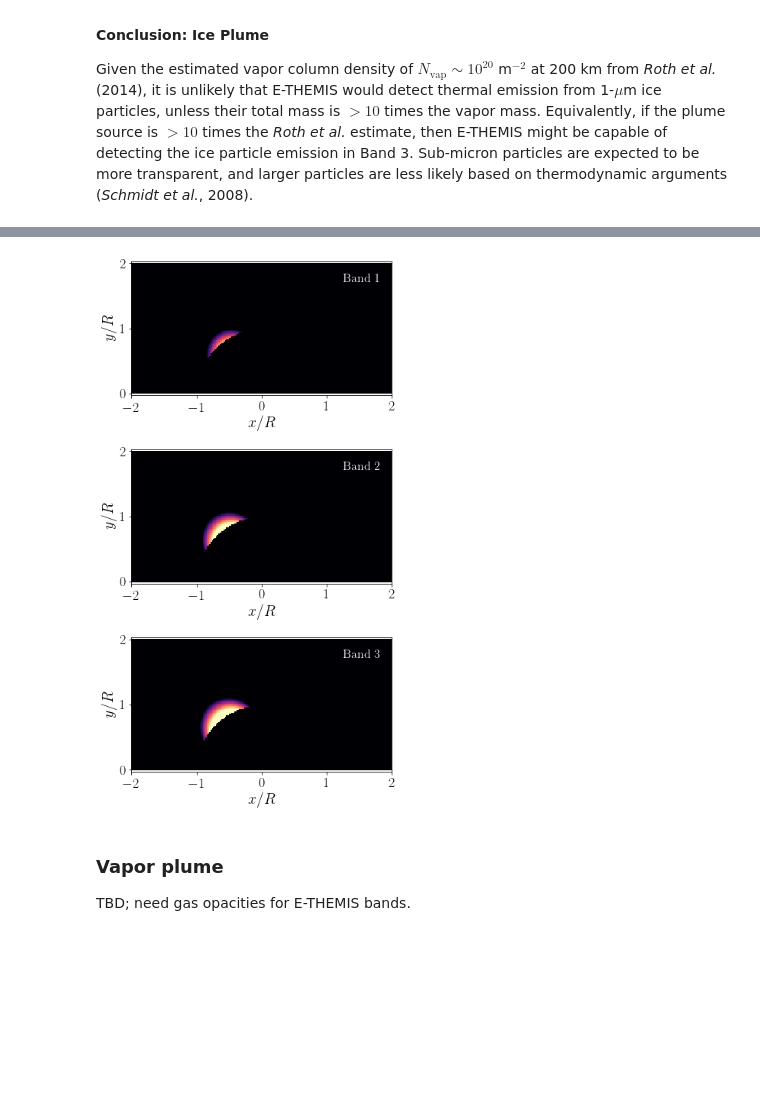
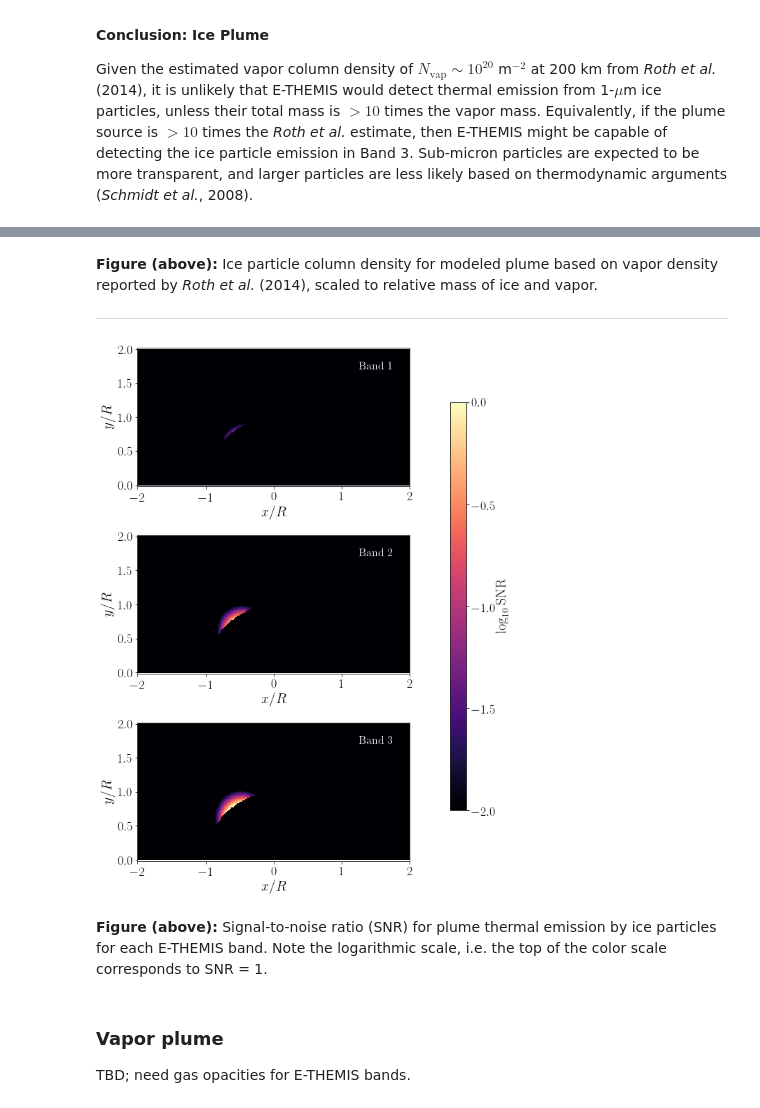
Before and after one commit to phayne/europa, a Jupyter notebook: Europa_Plume_Infrared_Opacity.ipynb, the cells around one changed output, grey strips where cells are left out. Saved outputs shown, nothing was run; the diff lists cells and outputs as text; code cells hidden in the pictures; blank space fills up the shorter version.

Commit message:
Updated Europa notebooks

```diff
--- a/Europa_Plume_Infrared_Opacity.ipynb
+++ b/Europa_Plume_Infrared_Opacity.ipynb
@@ -230,7 +230,7 @@ N_vap = 1e20 # vapor column density [m-2]
 rho = 970.0 # ice density [kg.m-3]
 m_h2o = pt.m_h2o # mass of one water molecule [kg]
 m_ice = (4/3)*np.pi*r**3*rho # mass of one ice grain [kg]
-x = 0.1 # ratio of ice/vapor
+x = 0.5 # ratio of ice/vapor
 
 N = N_vap*(m_h2o/m_ice)*x/(1-x)
 tau = np.pi*r**2*np.array([Q_abs_1,Q_abs_2,Q_abs_3])*N
@@ -255,15 +280,10 @@ Given the estimated vapor column density of $N_\mathrm{vap} \sim 10^{20}$ m$^{-2
+# %% [markdown]
+**Figure (above):** Ice particle column density for modeled plume based on vapor density reported by *Roth et al.* (2014), scaled to relative mass of ice and vapor.
+
+---
 # %%
-# Show simulated plume, scaled using above factors
-plume_data = (pd.read_table(datadir+'/europa_hotspot_plume_example_15yr.log10N.txt',delimiter=' ')).as_matrix()
-plume_data = np.nan_to_num(plume_data)
-xx = np.genfromtxt(datadir+'/europa_hotspot_plume_example_15yr.xR.txt')
-yy = np.genfromtxt(datadir+'/europa_hotspot_plume_example_15yr.yR.txt')
-N_vap = 10**plume_data
-
-# Convert to ice particle column density
-N = N_vap*(m_h2o/m_ice)*x/(1-x)
-
-# Convert to optical depth in B3
+# Plot SNR for each band
+# Convert to optical depth
 tau1 = np.pi*r**2*Q_abs_1*N
 tau2 = np.pi*r**2*Q_abs_2*N
 tau3 = np.pi*r**2*Q_abs_3*N
@@ -271,44 +291,46 @@ SNR_p_1 = (1-np.exp(-tau1))*SNR[0]
 SNR_p_2 = (1-np.exp(-tau2))*SNR[1]
 SNR_p_3 = (1-np.exp(-tau3))*SNR[2]
 
-#plume_data.describe()
-#np.shape(plume_data)
-#np.shape(x)
-figp = plt.figure(figsize=[6,10.5])
+# Set up figure
+figp = plt.figure(figsize=[8,13.5])
 psub1 = figp.add_subplot(311)
 psub2 = figp.add_subplot(312)
 psub3 = figp.add_subplot(313)
 with np.errstate(divide='ignore'):
-    psub1.pcolormesh(xx, yy, np.log10(SNR_p_1), cmap='magma', vmin=-1, vmax=1)
-    psub2.pcolormesh(xx, yy, np.log10(SNR_p_2), cmap='magma', vmin=-1, vmax=1)
-    psub3.pcolormesh(xx, yy, np.log10(SNR_p_3), cmap='magma', vmin=-1, vmax=1)
+    pm1 = psub1.pcolormesh(xx, yy, np.log10(SNR_p_1), cmap='magma', vmin=-2, vmax=0)
+    pm2 = psub2.pcolormesh(xx, yy, np.log10(SNR_p_2), cmap='magma', vmin=-2, vmax=0)
+    pm3 = psub3.pcolormesh(xx, yy, np.log10(SNR_p_3), cmap='magma', vmin=-2, vmax=0)
 
-#cb = figp.colorbar(psub1, label=r'$\log_{10}SNR$')
 psub1.axis('equal')
 psub1.set_xlim([-2,2])
 psub1.set_ylim([0,2])
 psub1.set_xlabel('$x/R$')
 psub1.set_ylabel('$y/R$')
 psub1.text(1.25, 1.7, 'Band 1', color='w')
-#plt.plot(y[:-1,0],plume_data[:,0])
 
 psub2.axis('equal')
 psub2.set_xlim([-2,2])
 psub2.set_ylim([0,2])
 psub2.set_xlabel('$x/R$')
 psub2.set_ylabel('$y/R$')
 psub2.text(1.25, 1.7, 'Band 2', color='w')
 
 psub3.axis('equal')
 psub3.set_xlim([-2,2])
 psub3.set_ylim([0,2])
 psub3.set_xlabel('$x/R$')
 psub3.set_ylabel('$y/R$')
 psub3.text(1.25, 1.7, 'Band 3', color='w')
 
-figp.tight_layout()
+figp.subplots_adjust(right=0.8, hspace=0.35)
+cbar_ax = figp.add_axes([0.9, 0.2, 0.04, 0.6])
+cbm = figp.colorbar(pm3, cax=cbar_ax)
+cbm.set_label(r'$\log_{10}\mathrm{SNR}$')
+cbm.set_ticks(np.arange(-2,0.1,0.5))
 # %% [output]
-[figure, old version]
+[figure, new version]
+# %% [markdown]
+**Figure (above):** Signal-to-noise ratio (SNR) for plume thermal emission by ice particles for each E-THEMIS band. Note the logarithmic scale, i.e. the top of the color scale corresponds to SNR = 1.
 # %% [markdown]
 ### Vapor plume
 
```
Also changed, not shown: parts of 4 cells of this notebook.
